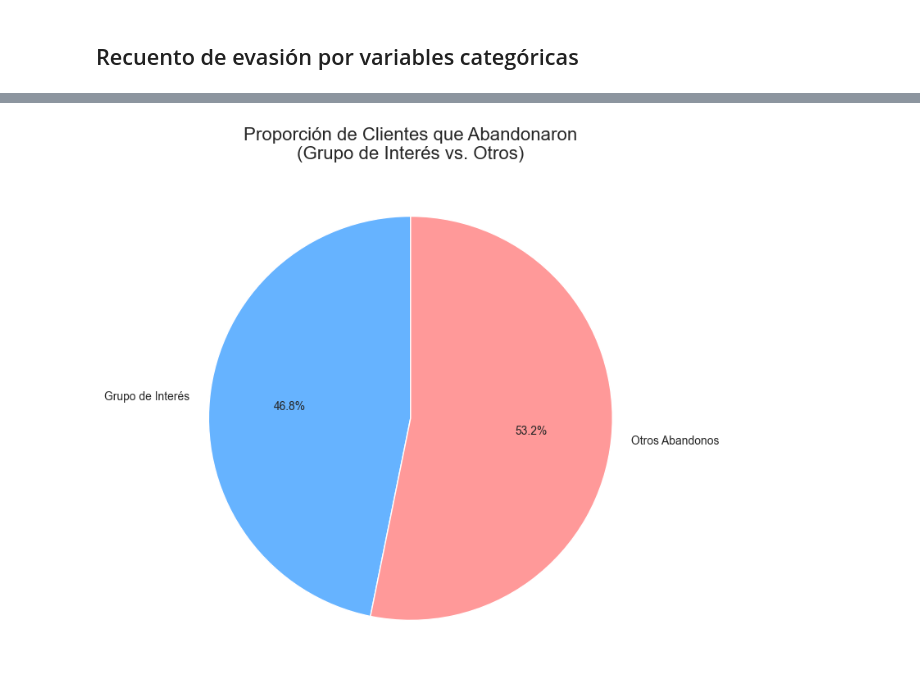
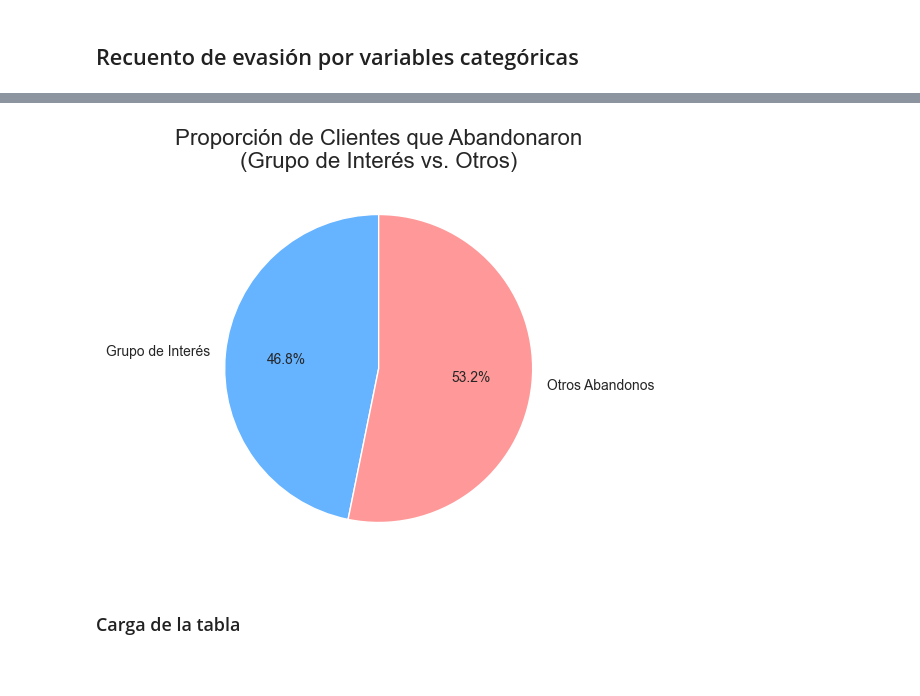
Before and after one commit to adromass/Challenge_Telecom_X, a Jupyter notebook: Challenge_Telecom_X.ipynb, the cells around one changed output, grey strips where cells are left out. Cells and saved outputs as stored; diff of their text form; code cells hidden in the pictures; blank space fills up the shorter version.

```diff
--- a/Challenge_Telecom_X.ipynb
+++ b/Challenge_Telecom_X.ipynb
@@ -610,24 +536,14 @@ plt.show()
 # %%
-# 1. Crea una columna con el conteo de servicios
-# Asumiendo que las columnas de servicio son binarias (0 o 1)
-columnas_servicio = [
-    'servicio_telefono', 'multiples_lineas', 'servicio_internet',
-    'seguridad_online', 'backup_online', 'proteccion_dispositivo',
-    'soporte_tecnico', 'streaming_tv', 'streaming_peliculas'
-]
-datos_normalizado['num_servicios'] = datos_normalizado[columnas_servicio].sum(axis=1)
+tasa_abandono_por_servicios = datos_normalizado1.groupby('num_servicios')['abandono'].mean().reset_index()
 
-# 2. Agrupa los datos y calcula la tasa de abandono para cada cantidad de servicios
-# La media de una variable binaria (0/1) es la proporción de 1s, es decir, la tasa de abandono.
-tasa_abandono_por_servicios = datos_normalizado.groupby('num_servicios')['abandono'].mean().reset_index()
-
-# 3. Genera el gráfico de barras
 plt.figure(figsize=(10, 6))
 sns.barplot(
     x='num_servicios',
     y='abandono',
     data=tasa_abandono_por_servicios,
-    palette='viridis'
+    hue='num_servicios',
+    palette='viridis',
+    legend=False
 )
 
 plt.title('Tasa de Abandono por Cantidad de Servicios Contratados', fontsize=16)
@@ -642,23 +555,9 @@ Passing `palette` without assigning `hue` is deprecated and will be removed in v
 # %%
-# Suponiendo que 'datos_normalizado' ya está cargado y preprocesado.
-# Asegúrate de que las columnas de servicio estén codificadas como 0 y 1.
+datos_normalizado1['conjunto_servicios'] = datos_normalizado[columnas_servicio].astype(str).agg('-'.join, axis=1)
 
-# Paso 1: Crear una columna con el conjunto de servicios
-# Se concatenan los valores de las columnas de servicio para crear una cadena única para cada cliente.
-columnas_servicio = [
-    'servicio_telefono', 'multiples_lineas',
-    'servicio_internet', 'tiene_dsl', 'tiene_fibra_optica',
-    'seguridad_online', 'backup_online', 'proteccion_dispositivo',
-    'soporte_tecnico', 'streaming_tv', 'streaming_peliculas'
-]
-
-datos_normalizado['conjunto_servicios'] = datos_normalizado[columnas_servicio].astype(str).agg('-'.join, axis=1)
-
-# Paso 2: Filtrar las combinaciones de servicios más comunes
-# Esto ayuda a evitar combinaciones poco frecuentes que no son estadísticamente significativas.
-conteo_combinaciones = datos_normalizado['conjunto_servicios'].value_counts()
+conteo_combinaciones = datos_normalizado1['conjunto_servicios'].value_counts()
 combinaciones_comunes = conteo_combinaciones[conteo_combinaciones > 50].index
-datos_comunes = datos_normalizado[datos_normalizado['conjunto_servicios'].isin(combinaciones_comunes)]
+datos_comunes = datos_normalizado1[datos_normalizado1['conjunto_servicios'].isin(combinaciones_comunes)]
 
 # Paso 3: Calcular la tasa de abandono para cada conjunto de servicios
 tasa_abandono_por_conjunto = datos_comunes.groupby('conjunto_servicios')['abandono'].mean().sort_values(ascending=False).reset_index()
@@ -728,8 +582,6 @@ plt.show()
 # %%
-# Asumiendo que 'datos_normalizado' ya está cargado y preprocesado.
-
 # 1. Filtramos los datos para obtener solo a los clientes que abandonaron
-clientes_abandono = datos_normalizado[datos_normalizado['abandono'] == 1]
+clientes_abandono = datos_normalizado1[datos_normalizado['abandono'] == 1]
 
 # 2. Creamos la condición para identificar a tu grupo de interés
 condicion_grupo_interes = (
@@ -738,32 +590,34 @@ condicion_grupo_interes = (
     (
         (clientes_abandono['streaming_tv'] == 1) |
         (clientes_abandono['streaming_peliculas'] == 1)
     )
 )
 
 # 3. Contamos los clientes en cada categoría
 # Grupo de interés: clientes que abandonaron y cumplen la condición
 grupo_interes = clientes_abandono[condicion_grupo_interes].shape[0]
 
 # El resto: total de abandonos menos el grupo de interés
 otros_abandonos = clientes_abandono.shape[0] - grupo_interes
 
 # 4. Preparamos los datos para el gráfico de tarta
 proporciones = pd.Series(
     [grupo_interes, otros_abandonos],
     index=['Grupo de Interés', 'Otros Abandonos']
 )
 
 # 5. Generamos el gráfico de tarta de dos partes
-plt.figure(figsize=(8, 8))
+plt.figure(figsize=(5, 5))
 plt.pie(
     proporciones,
     labels=proporciones.index,
     autopct='%1.1f%%',
     startangle=90,
     colors=['#66b3ff', '#ff9999']
 )
 plt.title('Proporción de Clientes que Abandonaron\n(Grupo de Interés vs. Otros)', fontsize=16)
 plt.show()
 # %% [output]
-[figure, old version]
+[figure, new version]
+# %% [markdown]
+### Carga de la tabla
```
Also changed, not shown: parts of 73 cells of this notebook.
